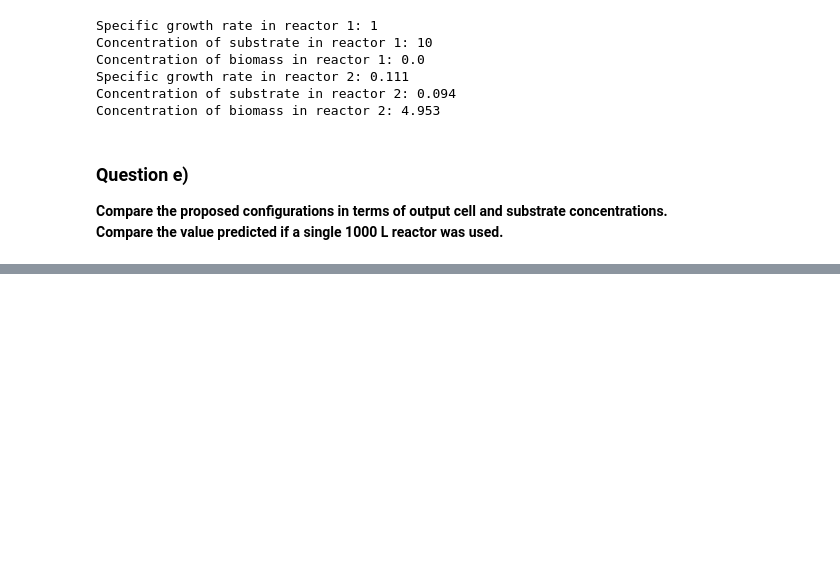
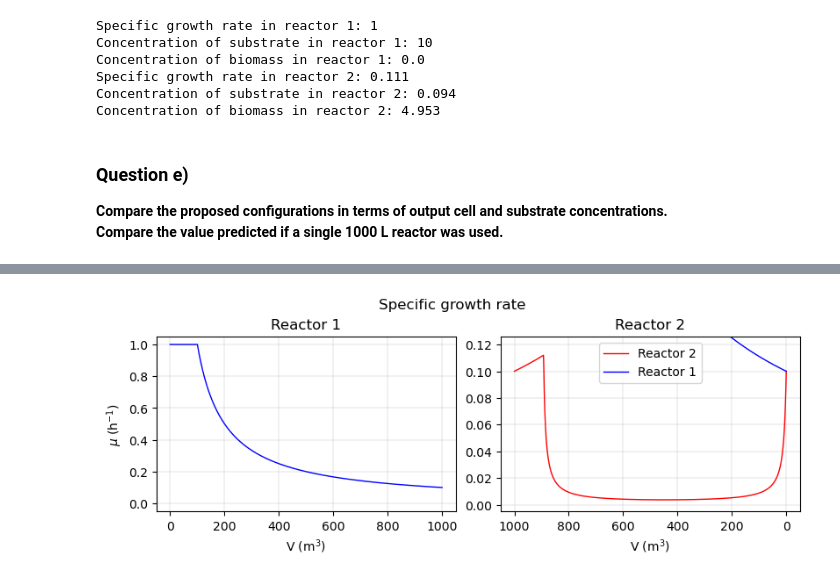
Before and after one commit to jonathanrsr/biochemical, a Jupyter notebook: Projects/3. Design of fed-batch bioreactors/Exercise 3.ipynb, the cells around one changed output, grey strips where cells are left out. Drawn from its saved outputs; the diff is of its cells as text; code cells hidden in the pictures; blank space fills up the shorter version.

Commit message:
Finished code with comment, added images folder

```diff
--- a/Projects/3. Design of fed-batch bioreactors/Exercise 3.ipynb
+++ b/Projects/3. Design of fed-batch bioreactors/Exercise 3.ipynb
@@ -211,0 +249,89 @@ Concentration of biomass in reactor 1: 4.958
+# %%
+qe = predict(1000, 0)
+
+V1 = np.linspace(0, 1000, 1001)
+V2 = 1000 - V1
+results = np.zeros((len(V1), 6))
+
+for i in range(len(V1)):
+    results[:][i] = predict(V1[i], V2[i], display = False)
+
+fig, axs = plt.subplots(ncols = 2)
+# Plot the first figure on the left
+axs[0].plot(V1, results[:, 0], color = "blue")
+axs[0].set_title("Reactor 1")
+axs[0].set_xlabel(r"V ($\mathregular{m^3}$)")
+axs[0].set_ylabel(r"$\mu$ ($\mathregular{h^{-1}}$)")
+axs[0].set_ylim(-0.05, 1.05)
+axs[0].grid(linewidth = 0.25)
+# Plot the second figure on the right
+axs[1].plot(1000 - V1, results[:, 3], color = "red", label = "Reactor 2")
+axs[1].plot(1000 - V1, results[:, 0], color = "blue", label = "Reactor 1")
+axs[1].legend()
+axs[1].set_title("Reactor 2")
+axs[1].set_xlabel(r"V ($\mathregular{m^3}$)")
+axs[1].invert_xaxis()
+axs[1].set_ylim(-0.005, 0.126)
+axs[1].grid(linewidth = 0.25)
+fig.suptitle("Specific growth rate")
+
+# Saving plot in eps format
+# plt.savefig("Images\\3.e.1.eps", format = "eps")
+
+plt.show()
+
+fig, axs = plt.subplots(ncols=2)
+# Plot the first figure on the left
+axs[0].plot(V1, results[:, 1], color = "blue")
+axs[0].set_title("Reactor 1")
+axs[0].set_xlabel(r"V ($\mathregular{m^3}$)")
+axs[0].set_ylabel(r"[S] ($\mathregular{g.L^{-1}}$)")
+axs[0].set_ylim(-0.5, 10.5)
+axs[0].grid(linewidth = 0.25)
+# Plot the second figure on the right
+axs[1].plot(1000 - V1, results[:, 4], color = "red", label = "Reactor 2")
+axs[1].plot(1000 - V1, results[:, 1], color = "blue", label = "Reactor 1")
+axs[1].legend()
+axs[1].set_title("Reactor 2")
+axs[1].set_xlabel(r"V ($\mathregular{m^3}$)")
+axs[1].invert_xaxis()
+axs[1].set_ylim(-0.006, 0.105)
+axs[1].grid(linewidth = 0.25)
+fig.suptitle("Substrate concentration")
+
+# Saving plot in eps format
+# plt.savefig("Images\\3.e.2.eps", format = "eps")
+
+plt.show()
+
+fig, axs = plt.subplots(ncols=2)
+# Plot the first figure on the left
+axs[0].plot(V1, results[:, 2], color = "blue")
+axs[0].set_title("Reactor 1")
+axs[0].set_xlabel(r"V ($\mathregular{m^3}$)")
+axs[0].set_ylabel(r"[X] ($\mathregular{g.L^{-1}}$)")
+axs[0].set_ylim(-0.25, 5.25)
+axs[0].grid(linewidth = 0.25)
+# Plot the second figure on the right
+axs[1].plot(1000 - V1, results[:, 5], color = "red", label = "Reactor 2")
+axs[1].plot(1000 - V1, results[:, 2], color = "blue", label = "Reactor 1")
+axs[1].legend()
+axs[1].set_xlabel(r"V ($\mathregular{m^3}$)")
+axs[1].invert_xaxis()
+axs[1].set_ylim(4.95, 5.005)
+axs[1].grid(linewidth = 0.25)
+fig.suptitle("Substrate concentration")
+
+# Saving plot in eps format
+# plt.savefig("Images\\3.e.3.eps", format = "eps")
+
+plt.show()
+
+""" plt.plot(V1, np.round(-100/V1*results[:, 2] + results[:, 0]*results[:, 2], 3))
+plt.show()
+plt.plot(V1, np.round(100/V1*S0 - 100/V1*results[:, 1] - results[:, 0]*results[:, 2]/Y_XS, 3))
+plt.show()
+plt.plot(V1, np.round(100/V2*results[:, 2] - 100/V2*results[:, 5] + results[:, 3]*results[:, 5], 3))
+plt.show()
+plt.plot(V1, np.round(100/V2*results[:, 1] - 100/V2*results[:, 4] - results[:, 3]*results[:, 5]/Y_XS, 3)) """
+# %% [output]
@@ -211,0 +344 @@ Concentration of biomass in reactor 1: 4.958
+[figure, added]
```
Also changed, not shown: parts of 8 cells of this notebook, 1 other file.
